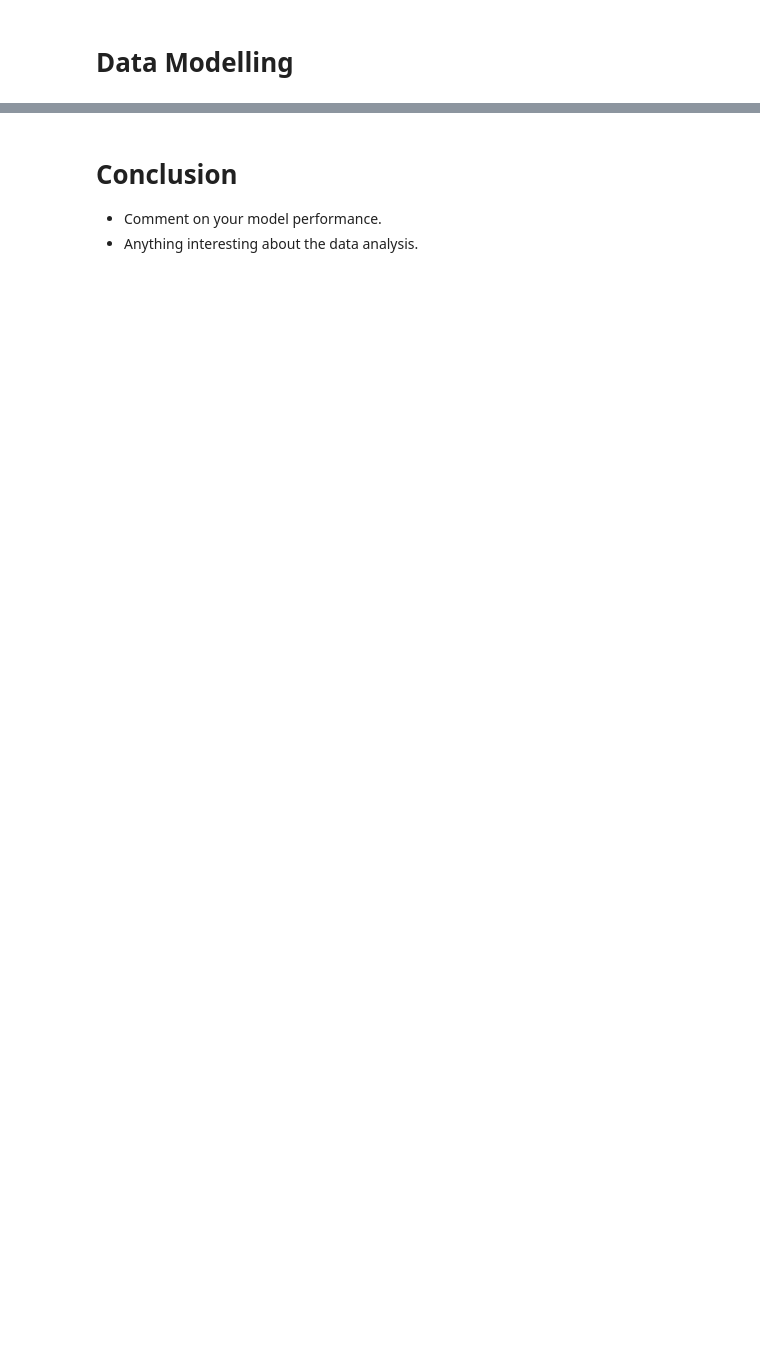
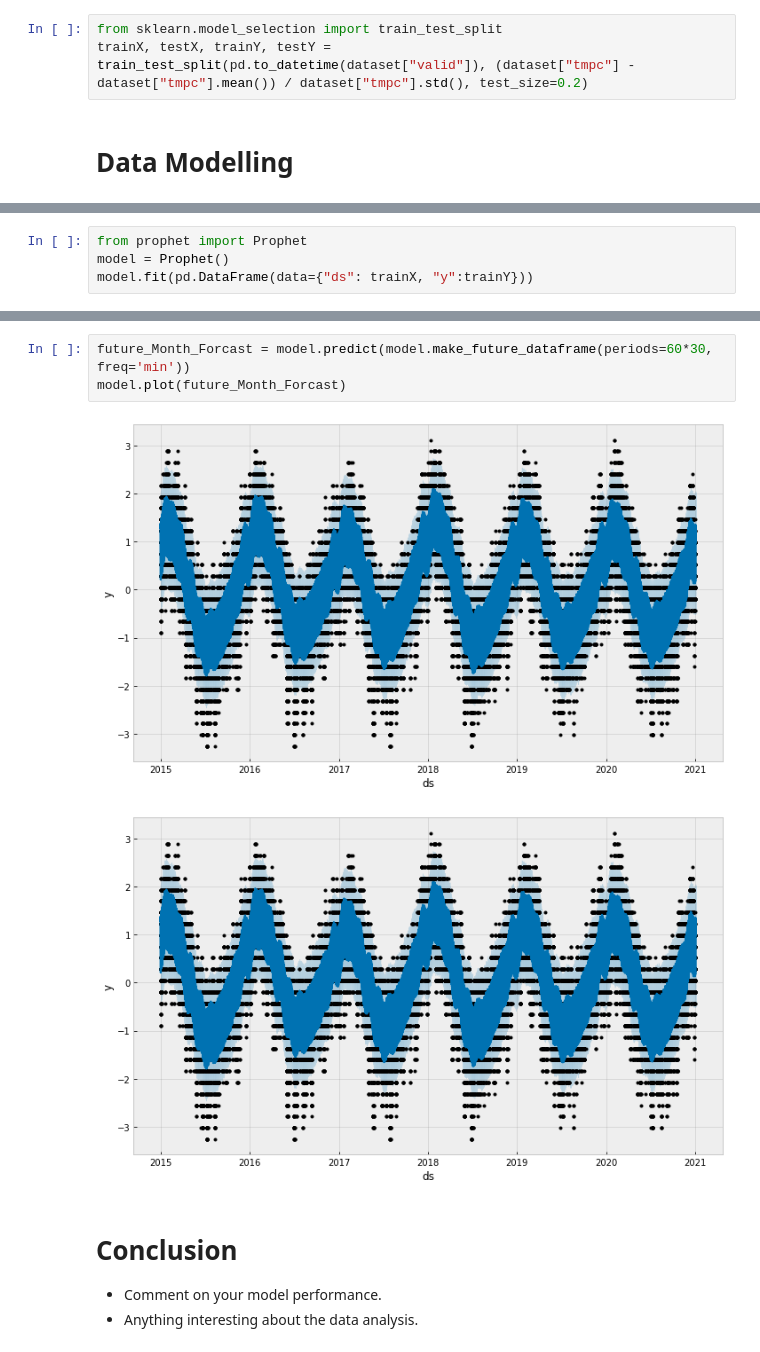
Before and after one commit to abinicorn/2022-Phase-2, a Jupyter notebook: DataScience/submission.ipynb, the cells around one changed output, grey strips where cells are left out. Drawn from its saved outputs; the diff is of its cells as text; blank space fills up the shorter version.

Commit message:
data science update

```diff
--- a/DataScience/submission.ipynb
+++ b/DataScience/submission.ipynb
@@ -146,3 +141,6 @@ def timeStrToTimestamp(timeStr):
+# %%
+from sklearn.model_selection import train_test_split
+trainX, testX, trainY, testY = train_test_split(pd.to_datetime(dataset["valid"]), (dataset["tmpc"] - dataset["tmpc"].mean()) / dataset["tmpc"].std(), test_size=0.2)
 # %% [markdown]
 # Data Modelling
 # %%
@@ -150,0 +151,4 @@ def timeStrToTimestamp(timeStr):
+# %%
+from prophet import Prophet
+model = Prophet()
+model.fit(pd.DataFrame(data={"ds": trainX, "y":trainY}))
@@ -151,3 +184,9 @@ def timeStrToTimestamp(timeStr):
+# %%
+future_Month_Forcast = model.predict(model.make_future_dataframe(periods=60*30, freq='min'))
+model.plot(future_Month_Forcast)
+# %% [output]
+[figure, added]
+[figure, added]
 # %% [markdown]
 # Conclusion
 
```
Also changed, not shown: parts of 6 cells of this notebook, 43 other files.
